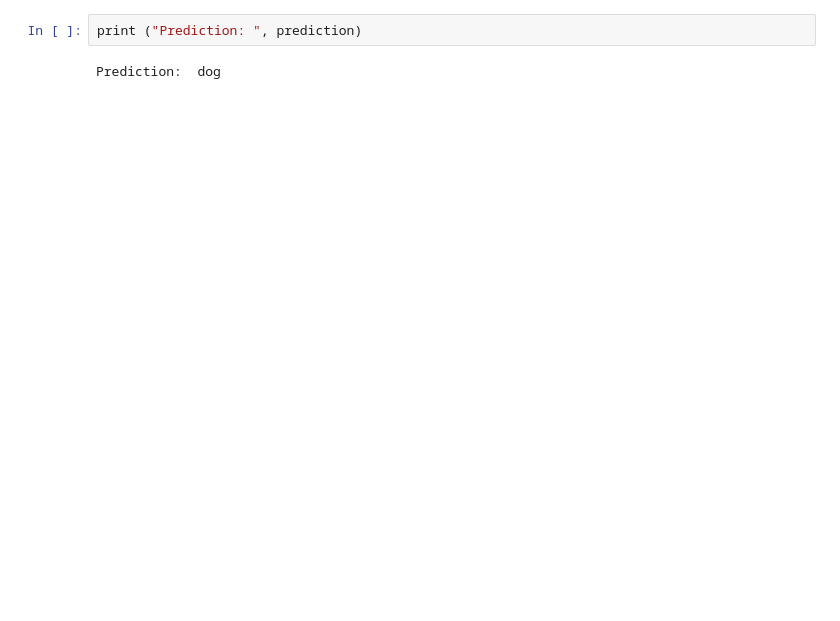
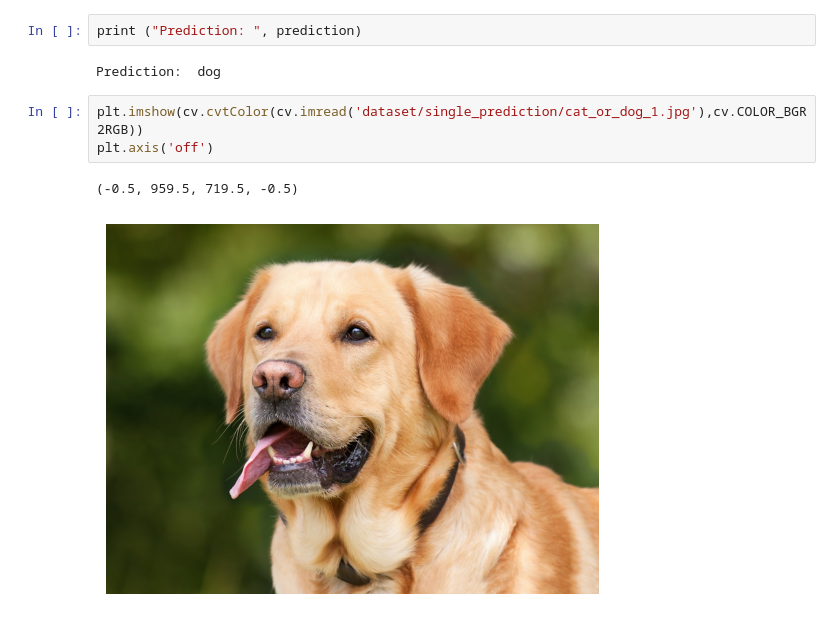
Before and after one commit to BimaBayuUWUUU/2141720019_Machine-Learning_2023, a Jupyter notebook: JS11/module1.ipynb, the cells around one changed output. Drawn from its saved outputs; the diff is of its cells as text; blank space fills up the shorter version.

```diff
--- a/JS11/module1.ipynb
+++ b/JS11/module1.ipynb
@@ -108,3 +115,9 @@ else:
 print ("Prediction: ", prediction)
 # %% [output]
 Prediction:  dog
+# %%
+plt.imshow(cv.cvtColor(cv.imread('dataset/single_prediction/cat_or_dog_1.jpg'),cv.COLOR_BGR2RGB))
+plt.axis('off')
+# %% [output]
+(-0.5, 959.5, 719.5, -0.5)
+[figure, added]
```
Also changed, not shown: parts of 4 cells of this notebook, 2 other files.
